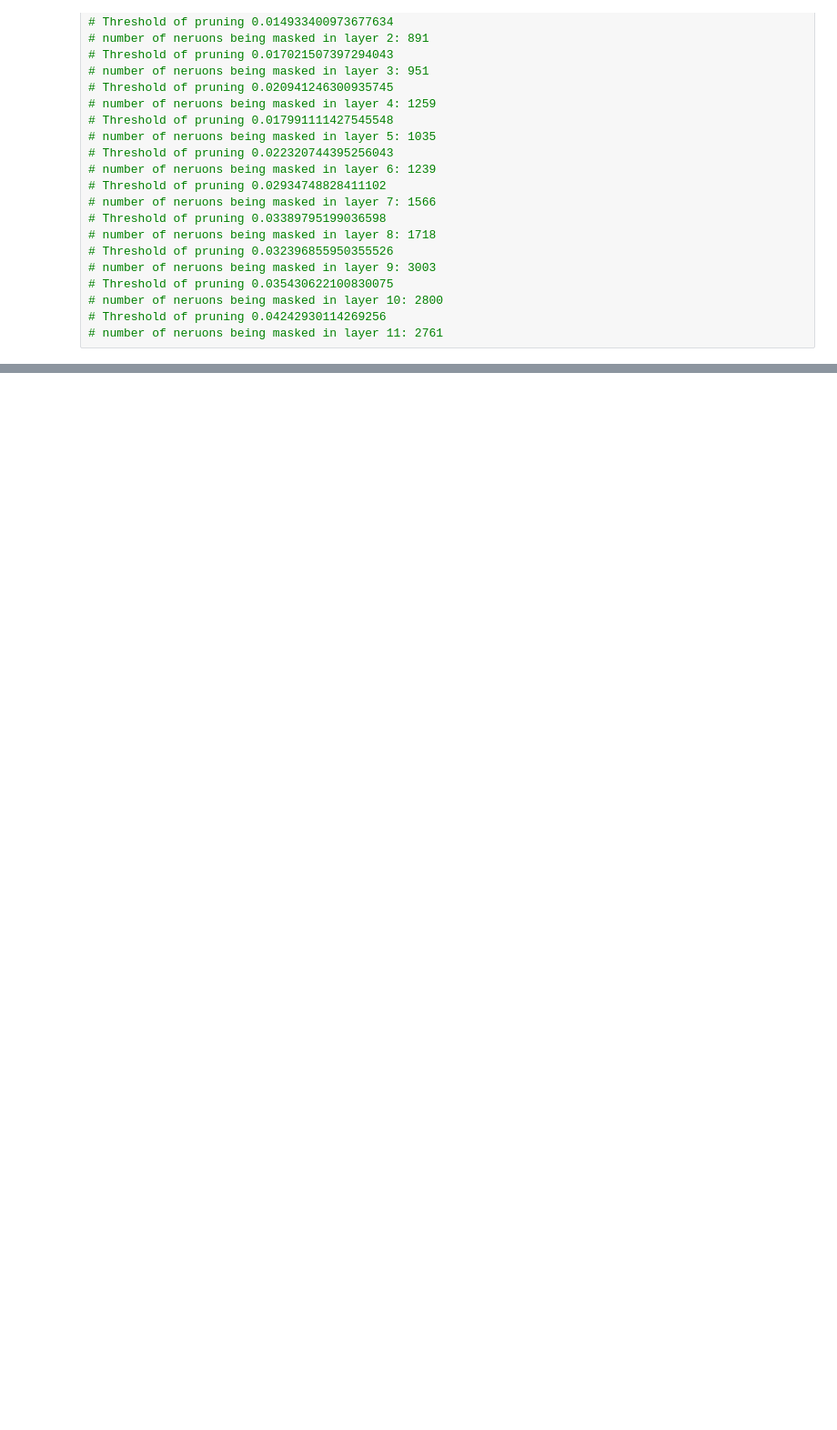
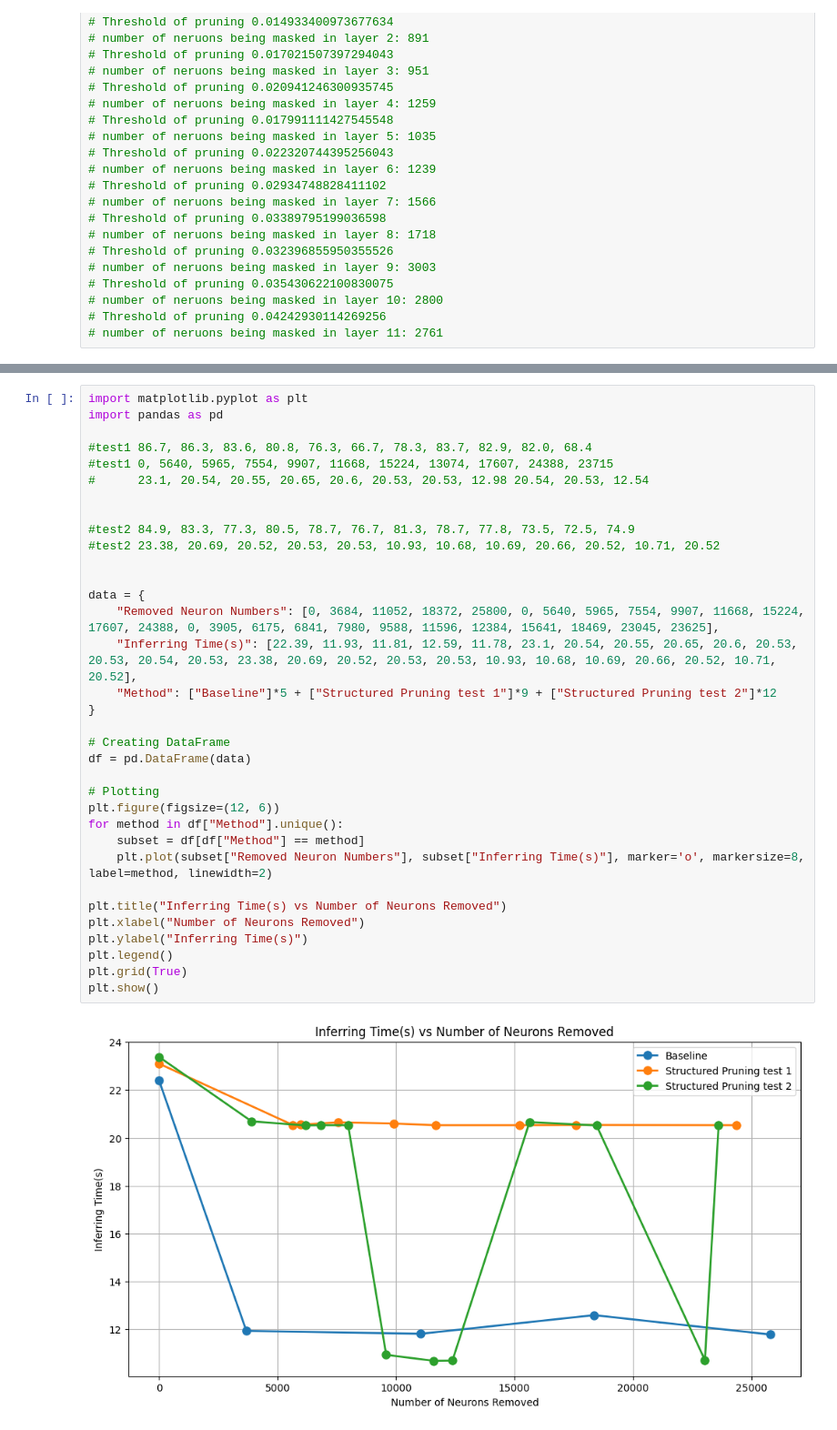
Before and after one commit to RyanChen12035/w266_final_Anatomy-and-Structured-Prunning, a Jupyter notebook: GPT2_pruning_baseline.ipynb, the cells around one changed output, grey strips where cells are left out. Shown at 91% size. Cells and saved outputs as stored; diff of their text form; blank space fills up the shorter version.

```diff
--- a/w266_final_project_model3_pruning_strategy.ipynb
+++ b/GPT2_pruning_baseline.ipynb
@@ -1632,0 +1715,36 @@ From here!
+# %%
+import matplotlib.pyplot as plt
+import pandas as pd
+
+#test1 86.7, 86.3, 83.6, 80.8, 76.3, 66.7, 78.3, 83.7, 82.9, 82.0, 68.4
+#test1 0, 5640, 5965, 7554, 9907, 11668, 15224, 13074, 17607, 24388, 23715
+#      23.1, 20.54, 20.55, 20.65, 20.6, 20.53, 20.53, 12.98 20.54, 20.53, 12.54
+
+
+#test2 84.9, 83.3, 77.3, 80.5, 78.7, 76.7, 81.3, 78.7, 77.8, 73.5, 72.5, 74.9
+#test2 23.38, 20.69, 20.52, 20.53, 20.53, 10.93, 10.68, 10.69, 20.66, 20.52, 10.71, 20.52
+
+
+data = {
+    "Removed Neuron Numbers": [0, 3684, 11052, 18372, 25800, 0, 5640, 5965, 7554, 9907, 11668, 15224, 17607, 24388, 0, 3905, 6175, 6841, 7980, 9588, 11596, 12384, 15641, 18469, 23045, 23625],
+    "Inferring Time(s)": [22.39, 11.93, 11.81, 12.59, 11.78, 23.1, 20.54, 20.55, 20.65, 20.6, 20.53, 20.53, 20.54, 20.53, 23.38, 20.69, 20.52, 20.53, 20.53, 10.93, 10.68, 10.69, 20.66, 20.52, 10.71, 20.52],
+    "Method": ["Baseline"]*5 + ["Structured Pruning test 1"]*9 + ["Structured Pruning test 2"]*12
+}
+
+# Creating DataFrame
+df = pd.DataFrame(data)
+
+# Plotting
+plt.figure(figsize=(12, 6))
+for method in df["Method"].unique():
+    subset = df[df["Method"] == method]
+    plt.plot(subset["Removed Neuron Numbers"], subset["Inferring Time(s)"], marker='o', markersize=8, label=method, linewidth=2)
+
+plt.title("Inferring Time(s) vs Number of Neurons Removed")
+plt.xlabel("Number of Neurons Removed")
+plt.ylabel("Inferring Time(s)")
+plt.legend()
+plt.grid(True)
+plt.show()
+# %% [output]
+[figure, added]
```
Also changed, not shown: parts of 4 cells of this notebook, 8 other files.
